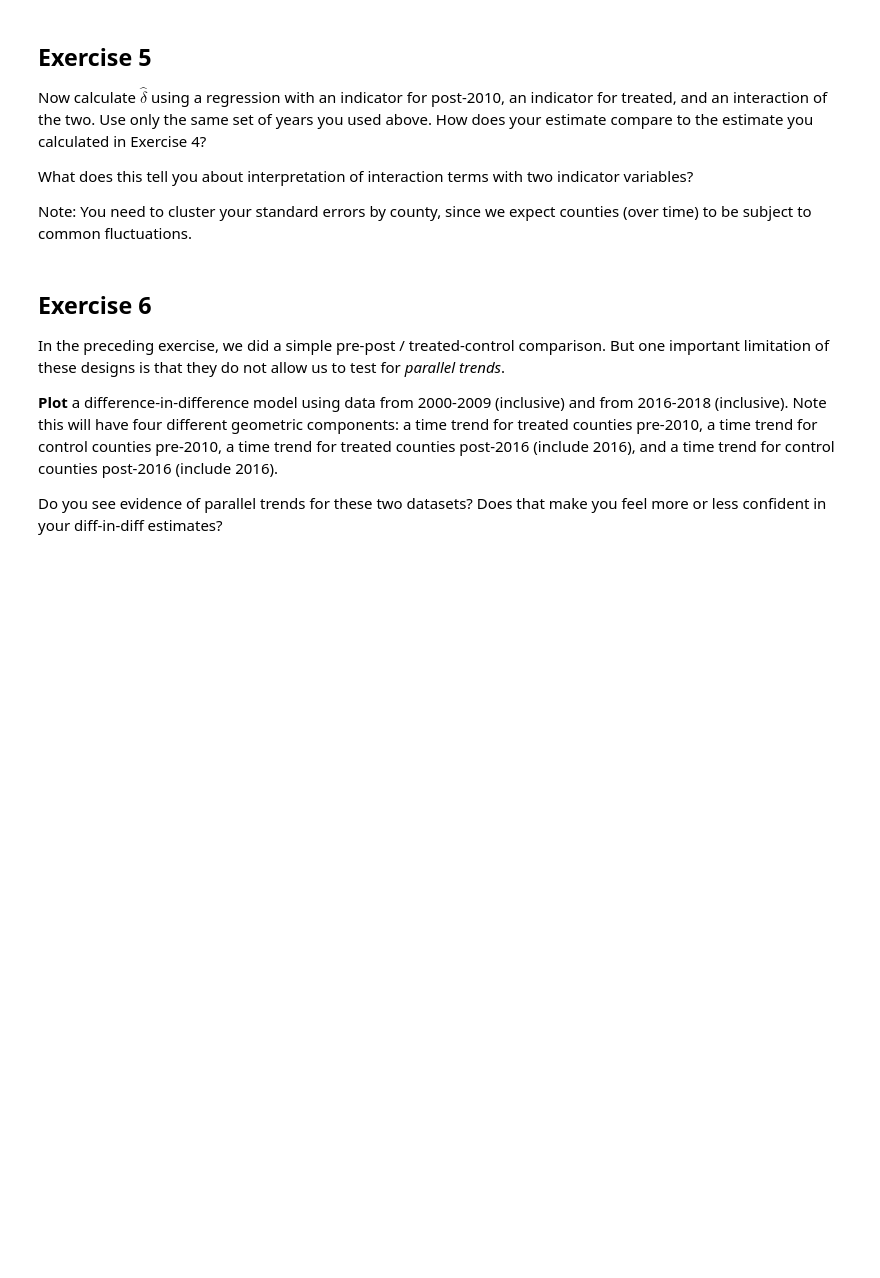
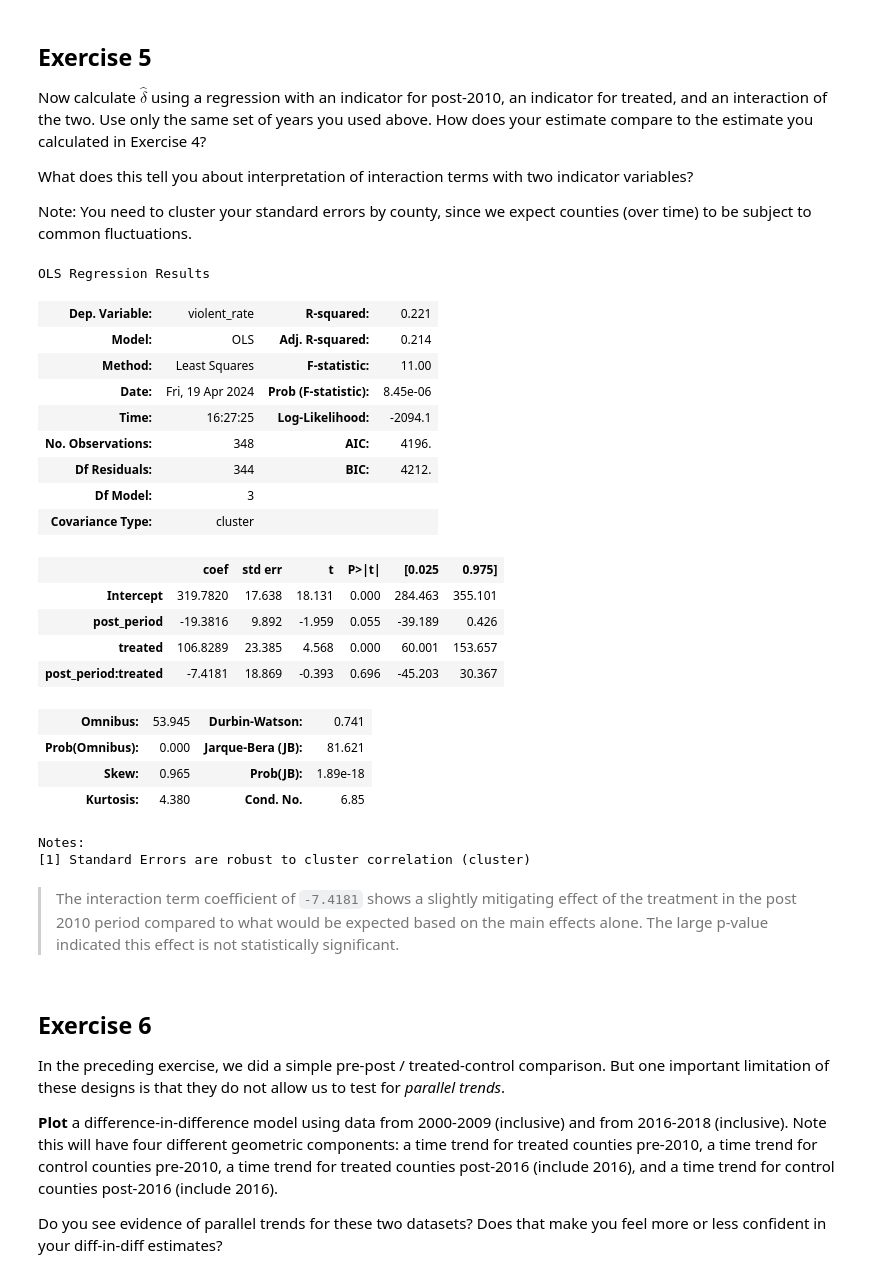
Before and after one commit to nogibjj/ZT-UDS, a Jupyter notebook: exercise_diffindiff.ipynb, the cells around one changed output. Drawn from its saved outputs; the diff is of its cells as text; code cells hidden in the pictures; blank space fills up the shorter version.

```diff
--- a/exercise_diffindiff.ipynb
+++ b/exercise_diffindiff.ipynb
@@ -173,3 +167,6 @@ $$
 Calculate (a) the change in violent arrest rates for our treated groups from before legalization to after ($\bar y_{T=1,Post} - \bar y_{T=1, Pre}$), and (b) our difference in difference estimator $\hat\delta$ by calculating these four values. Does doing your difference-in-difference estimate tell you something different from what you'd learn if you had just done a pre-post comparison?
 
 For the `Pre` period, consider the three years before liberalization begins in 2010 (e.g. 2007-2009). For the `Post` period, consider the three years after final legalization took place (2016-2018). We will ignore the middle period in which marijuana was decriminalized but not yet legal.
+# %%
+merged_data["post_period"] = (merged_data["YEAR"] >= 2010).astype("int")
+pre_post = merged_data[merged_data["YEAR"].isin([2007, 2008, 2009, 2016, 2017, 2018])]
@@ -181,6 +189,35 @@ Now calculate $\hat\delta$ using a regression with an indicator for post-2010, a
 What does this tell you about interpretation of interaction terms with two indicator variables?
 
 Note: You need to cluster your standard errors by county, since we expect counties (over time) to be subject to common fluctuations.
+# %%
+import statsmodels.formula.api as smf
+
+delta = smf.ols("violent_rate ~ post_period * treated", pre_post).fit()
+delta.get_robustcov_results(cov_type="cluster", groups=pre_post['COUNTY']).summary()
+# %% [output]
+OLS Regression Results
+| Dep. Variable: | violent_rate | R-squared: | 0.221 |
+| Model: | OLS | Adj. R-squared: | 0.214 |
+| Method: | Least Squares | F-statistic: | 11.00 |
+| Date: | Fri, 19 Apr 2024 | Prob (F-statistic): | 8.45e-06 |
+| Time: | 16:27:25 | Log-Likelihood: | -2094.1 |
+| No. Observations: | 348 | AIC: | 4196. |
+| Df Residuals: | 344 | BIC: | 4212. |
+| Df Model: | 3 |  |  |
+| Covariance Type: | cluster |  |  |
+|  | coef | std err | t | P>|t| | [0.025 | 0.975] |
+| Intercept | 319.7820 | 17.638 | 18.131 | 0.000 | 284.463 | 355.101 |
+| post_period | -19.3816 | 9.892 | -1.959 | 0.055 | -39.189 | 0.426 |
+| treated | 106.8289 | 23.385 | 4.568 | 0.000 | 60.001 | 153.657 |
+| post_period:treated | -7.4181 | 18.869 | -0.393 | 0.696 | -45.203 | 30.367 |
+| Omnibus: | 53.945 | Durbin-Watson: | 0.741 |
+| Prob(Omnibus): | 0.000 | Jarque-Bera (JB): | 81.621 |
+| Skew: | 0.965 | Prob(JB): | 1.89e-18 |
+| Kurtosis: | 4.380 | Cond. No. | 6.85 |
+Notes:
+[1] Standard Errors are robust to cluster correlation (cluster)
+# %% [markdown]
+> The interaction term coefficient of `-7.4181` shows a slightly mitigating effect of the treatment in the post 2010 period compared to what would be expected based on the main effects alone. The large p-value indicated this effect is not statistically significant.
 # %% [markdown]
 ## Exercise 6
 
```
Also changed, not shown: parts of 5 cells of this notebook.
